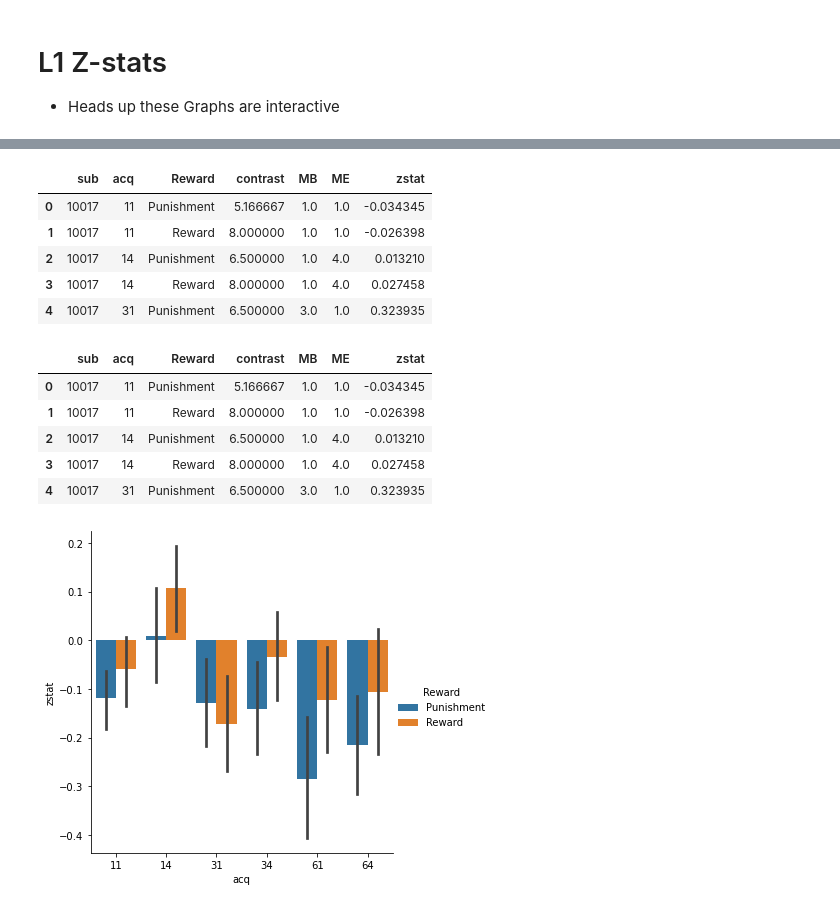
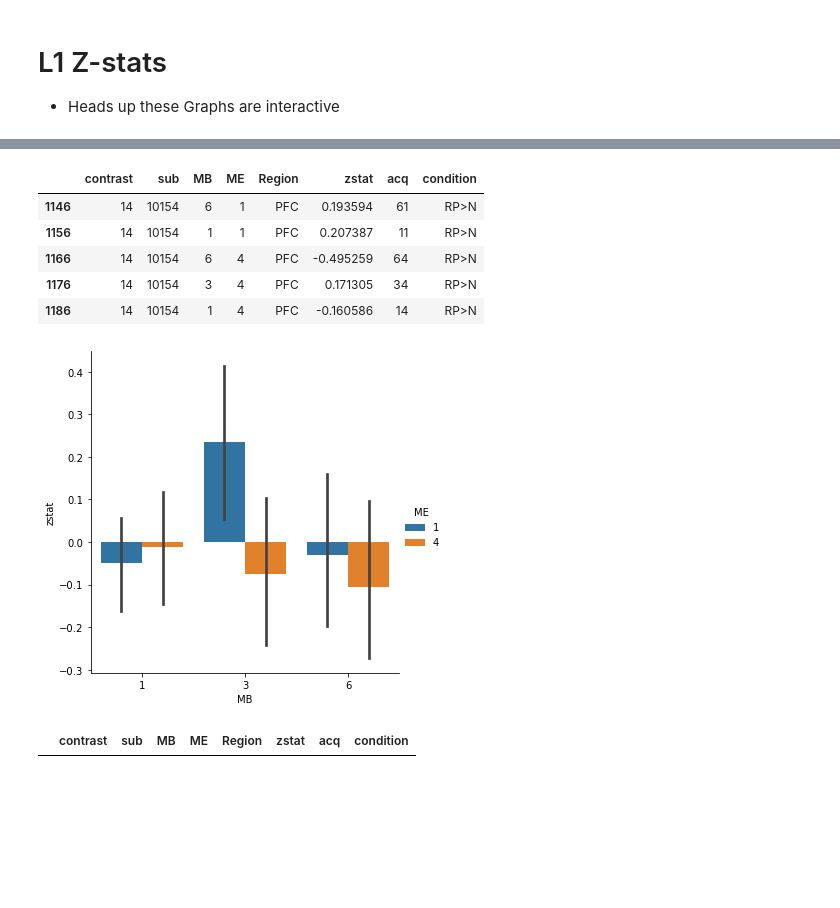
Before and after one commit to DVS-Lab/rf1-sequence-pilot, a Jupyter notebook: code/Compute_TSNR.ipynb, the cells around one changed output, grey strips where cells are left out. Saved outputs shown, nothing was run; the diff lists cells and outputs as text; code cells hidden in the pictures; blank space fills up the shorter version.

```diff
--- a/code/Compute_TSNR.ipynb
+++ b/code/Compute_TSNR.ipynb
@@ -129,6 +129,7 @@ for img in f_list:
     # calculate mean image for the background
     from nilearn.image import math_img
     tsnr_img = image.math_img('img.mean(axis=3) / img.std(axis=3)', img=img)
+    tsnr_img.to_filename('../derivatives/tsnr/sub-%s_acq-mb%sme%s_tsnr.nii.gz')
     img_list.append([tsnr_img,me,mb,sub])
     y=str_mask.fit_transform(tsnr_img)
     end = time.time()
@@ -345,36 +357,50 @@ for img in f_list:
 # %%
-df=pd.DataFrame(data=data,columns=['sub','MB','ME','contrast','Striatum'])
+df=pd.DataFrame(data=data,columns=['sub','MB','ME','contrast','Striatum','PFC'])
 df=df.melt(id_vars=['contrast','sub','MB','ME'],var_name='Region',value_name='zstat')
 df['acq']=df["MB"].astype(str) + df["ME"].astype(str)
 df['condition'] = df['contrast'].replace({5:'Computer Punishment',
                                           7:'Computer Reward',
                                           8:'Stranger Punishment',
-                                          9:'Stranger Reward'})
-df=df[~df['sub'].isin(['10041','10069','10085','10094'])]
-df[['Player','Reward']] = df.condition.str.split(expand=True)
-plt_df=df[df['Region']=='Striatum']
+                                          10:'Stranger Reward',
+                                         13: "Rew>Pun",
+                                         14:"RP>N",
+                                         15:"R>N",
+                                         16:"N>P"})
+good_subs=['10017','10024','10035','10043',
+          '10054','10059','10074','10078',
+          '10080','10108','10125','10136',
+          '10137','10142','10150','10154',
+          '10186','10188','10221']
+df=df[df['condition']=='RP>N']
+df=df[df['sub'].isin(good_subs)]
+df=df[df['Region']=='PFC']
+display(df.head())
+#df[['Player','Reward']] = df.condition.str.split(expand=True)
+#plt_df=df[df['Region']=='Striatum']
+#plt_df=plt_df[plt_df['Player']=='Stranger']
 
-plt_df=df.groupby(by=['sub','acq','Reward']).mean().reset_index()
+#plt_df=plt_df.groupby(by=['sub','acq']).mean().reset_index()
 
-display(plt_df.head())
-g=sns.catplot(x='acq',y='zstat',hue='Reward',kind='bar',data=plt_df,ci=85,
-              dodge=True,order=['11','14','31','34','61','64'])
-g.savefig('RF1-zstat.pdf')
-plt_df.head()
+#display(plt_df.head())
+g=sns.catplot(x='MB',y='zstat',hue='ME',kind='bar',data=df,ci=95)
+g.savefig('Rew-zstat.pdf')
+#plt_df=plt_df[plt_df['Reward']=='Reward']
+#g=sns.catplot(x='acq',y='zstat',hue='Player',kind='bar',data=plt_df,ci=85,
+#              dodge=True,order=['11','14','31','34','61','64'])
+#g.savefig('str-zstat.pdf')
+#plt_df.head(13)
 # %% [output]
-|  | sub | acq | Reward | contrast | MB | ME | zstat |
-| 0 | 10017 | 11 | Punishment | 5.166667 | 1.0 | 1.0 | -0.034345 |
-| 1 | 10017 | 11 | Reward | 8.000000 | 1.0 | 1.0 | -0.026398 |
-| 2 | 10017 | 14 | Punishment | 6.500000 | 1.0 | 4.0 | 0.013210 |
-| 3 | 10017 | 14 | Reward | 8.000000 | 1.0 | 4.0 | 0.027458 |
-| 4 | 10017 | 31 | Punishment | 6.500000 | 3.0 | 1.0 | 0.323935 |
+|  | contrast | sub | MB | ME | Region | zstat | acq | condition |
+| 1146 | 14 | 10154 | 6 | 1 | PFC | 0.193594 | 61 | RP>N |
+| 1156 | 14 | 10154 | 1 | 1 | PFC | 0.207387 | 11 | RP>N |
+| 1166 | 14 | 10154 | 6 | 4 | PFC | -0.495259 | 64 | RP>N |
+| 1176 | 14 | 10154 | 3 | 4 | PFC | 0.171305 | 34 | RP>N |
+| 1186 | 14 | 10154 | 1 | 4 | PFC | -0.160586 | 14 | RP>N |
-|  | sub | acq | Reward | contrast | MB | ME | zstat |
-| 0 | 10017 | 11 | Punishment | 5.166667 | 1.0 | 1.0 | -0.034345 |
-| 1 | 10017 | 11 | Reward | 8.000000 | 1.0 | 1.0 | -0.026398 |
-| 2 | 10017 | 14 | Punishment | 6.500000 | 1.0 | 4.0 | 0.013210 |
-| 3 | 10017 | 14 | Reward | 8.000000 | 1.0 | 4.0 | 0.027458 |
-| 4 | 10017 | 31 | Punishment | 6.500000 | 3.0 | 1.0 | 0.323935 |
-[figure, old version]
+[figure, new version]
+# %%
+df
+# %% [output]
+|  | contrast | sub | MB | ME | Region | zstat | acq | condition |
 # %%
 rew=plt_df[plt_df['Reward']=='Reward'].reset_index()
 pun=plt_df[plt_df['Reward']=='Punishment'].reset_index()
```
Also changed, not shown: parts of 6 cells of this notebook, 36 other files.
